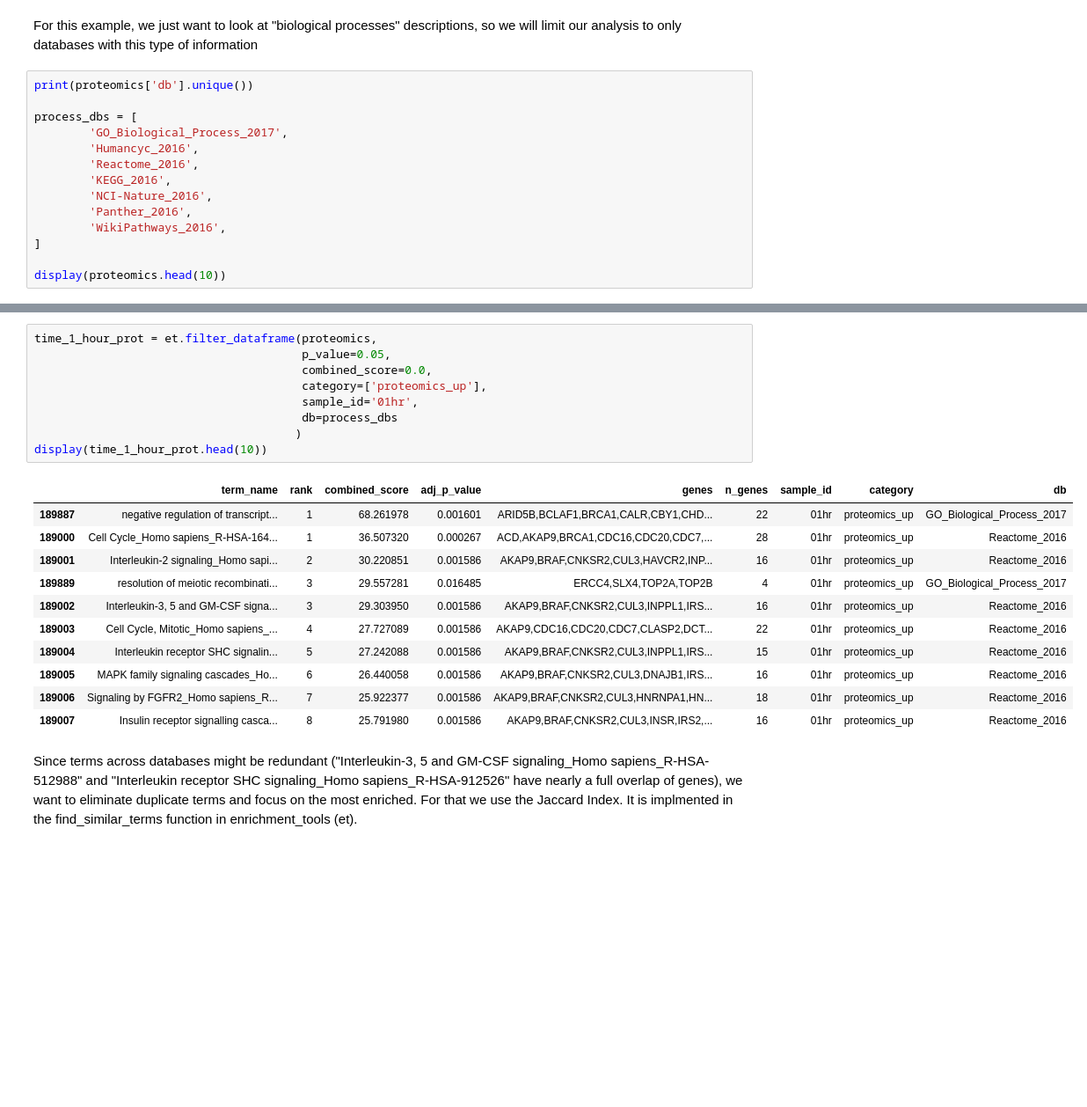
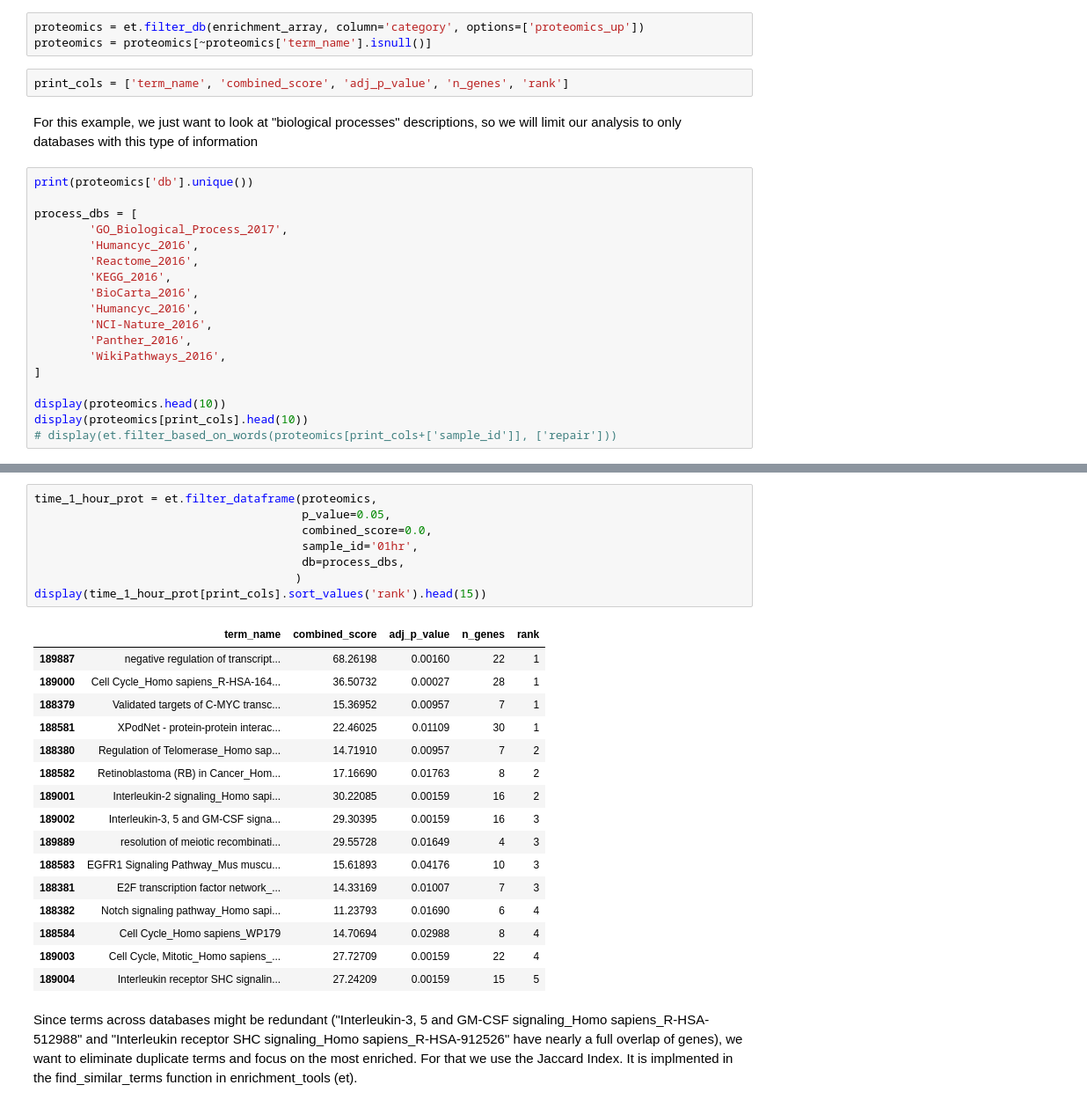
Before and after one commit to LoLab-MSM/MAGINE, a Jupyter notebook: examples/cisplatin/workflow_example.ipynb, the cells around one changed output, grey strips where cells are left out. Shown at 88% size. Cells and saved outputs as stored; diff of their text form; blank space fills up the shorter version.

Commit message:
Small updates. Adding expand node for network.

```diff
--- a/examples/cisplatin/workflow_example.ipynb
+++ b/examples/cisplatin/workflow_example.ipynb
@@ -31,3 +27,8 @@ proteomics = enrichment_array[enrichment_array['category'].str.contains('proteom
+# %%
+proteomics = et.filter_db(enrichment_array, column='category', options=['proteomics_up'])
+proteomics = proteomics[~proteomics['term_name'].isnull()]
+# %%
+print_cols = ['term_name', 'combined_score', 'adj_p_value', 'n_genes', 'rank']
 # %% [markdown]
 For this example, we just want to look at "biological processes" descriptions, so we will limit our analysis to only databases with this type of information
 # %%
@@ -38,12 +39,16 @@ process_dbs = [
         'Humancyc_2016',
         'Reactome_2016',
         'KEGG_2016',
+        'BioCarta_2016',
+        'Humancyc_2016',
         'NCI-Nature_2016',
         'Panther_2016',
         'WikiPathways_2016',
 ]
 
 display(proteomics.head(10))
+display(proteomics[print_cols].head(10))
+# display(et.filter_based_on_words(proteomics[print_cols+['sample_id']], ['repair']))
 # %% [output]
 ['KEGG_2016' 'NCI-Nature_2016' 'Panther_2016' 'WikiPathways_2016'
  'BioCarta_2016' 'Humancyc_2016' 'Reactome_2016' 'KEA_2015'
@@ -69,23 +85,27 @@ display(proteomics.head(10))
 # %%
 time_1_hour_prot = et.filter_dataframe(proteomics,
                                        p_value=0.05,
                                        combined_score=0.0,
-                                       category=['proteomics_up'],
                                        sample_id='01hr',
-                                       db=process_dbs
+                                       db=process_dbs,
                                       )
-display(time_1_hour_prot.head(10))
+display(time_1_hour_prot[print_cols].sort_values('rank').head(15))
 # %% [output]
-|  | term_name | rank | combined_score | adj_p_value | genes | n_genes | sample_id | category | db |
-| 189887 | negative regulation of transcript... | 1 | 68.261978 | 0.001601 | ARID5B,BCLAF1,BRCA1,CALR,CBY1,CHD... | 22 | 01hr | proteomics_up | GO_Biological_Process_2017 |
-| 189000 | Cell Cycle_Homo sapiens_R-HSA-164... | 1 | 36.507320 | 0.000267 | ACD,AKAP9,BRCA1,CDC16,CDC20,CDC7,... | 28 | 01hr | proteomics_up | Reactome_2016 |
-| 189001 | Interleukin-2 signaling_Homo sapi... | 2 | 30.220851 | 0.001586 | AKAP9,BRAF,CNKSR2,CUL3,HAVCR2,INP... | 16 | 01hr | proteomics_up | Reactome_2016 |
-| 189889 | resolution of meiotic recombinati... | 3 | 29.557281 | 0.016485 | ERCC4,SLX4,TOP2A,TOP2B | 4 | 01hr | proteomics_up | GO_Biological_Process_2017 |
-| 189002 | Interleukin-3, 5 and GM-CSF signa... | 3 | 29.303950 | 0.001586 | AKAP9,BRAF,CNKSR2,CUL3,INPPL1,IRS... | 16 | 01hr | proteomics_up | Reactome_2016 |
-| 189003 | Cell Cycle, Mitotic_Homo sapiens_... | 4 | 27.727089 | 0.001586 | AKAP9,CDC16,CDC20,CDC7,CLASP2,DCT... | 22 | 01hr | proteomics_up | Reactome_2016 |
-| 189004 | Interleukin receptor SHC signalin... | 5 | 27.242088 | 0.001586 | AKAP9,BRAF,CNKSR2,CUL3,INPPL1,IRS... | 15 | 01hr | proteomics_up | Reactome_2016 |
-| 189005 | MAPK family signaling cascades_Ho... | 6 | 26.440058 | 0.001586 | AKAP9,BRAF,CNKSR2,CUL3,DNAJB1,IRS... | 16 | 01hr | proteomics_up | Reactome_2016 |
-| 189006 | Signaling by FGFR2_Homo sapiens_R... | 7 | 25.922377 | 0.001586 | AKAP9,BRAF,CNKSR2,CUL3,HNRNPA1,HN... | 18 | 01hr | proteomics_up | Reactome_2016 |
-| 189007 | Insulin receptor signalling casca... | 8 | 25.791980 | 0.001586 | AKAP9,BRAF,CNKSR2,CUL3,INSR,IRS2,... | 16 | 01hr | proteomics_up | Reactome_2016 |
+|  | term_name | combined_score | adj_p_value | n_genes | rank |
+| 189887 | negative regulation of transcript... | 68.26198 | 0.00160 | 22 | 1 |
+| 189000 | Cell Cycle_Homo sapiens_R-HSA-164... | 36.50732 | 0.00027 | 28 | 1 |
+| 188379 | Validated targets of C-MYC transc... | 15.36952 | 0.00957 | 7 | 1 |
+| 188581 | XPodNet - protein-protein interac... | 22.46025 | 0.01109 | 30 | 1 |
+| 188380 | Regulation of Telomerase_Homo sap... | 14.71910 | 0.00957 | 7 | 2 |
+| 188582 | Retinoblastoma (RB) in Cancer_Hom... | 17.16690 | 0.01763 | 8 | 2 |
+| 189001 | Interleukin-2 signaling_Homo sapi... | 30.22085 | 0.00159 | 16 | 2 |
+| 189002 | Interleukin-3, 5 and GM-CSF signa... | 29.30395 | 0.00159 | 16 | 3 |
+| 189889 | resolution of meiotic recombinati... | 29.55728 | 0.01649 | 4 | 3 |
+| 188583 | EGFR1 Signaling Pathway_Mus muscu... | 15.61893 | 0.04176 | 10 | 3 |
+| 188381 | E2F transcription factor network_... | 14.33169 | 0.01007 | 7 | 3 |
+| 188382 | Notch signaling pathway_Homo sapi... | 11.23793 | 0.01690 | 6 | 4 |
+| 188584 | Cell Cycle_Homo sapiens_WP179 | 14.70694 | 0.02988 | 8 | 4 |
+| 189003 | Cell Cycle, Mitotic_Homo sapiens_... | 27.72709 | 0.00159 | 22 | 4 |
+| 189004 | Interleukin receptor SHC signalin... | 27.24209 | 0.00159 | 15 | 5 |
 # %% [markdown]
 Since terms across databases might be redundant ("Interleukin-3, 5 and GM-CSF signaling_Homo sapiens_R-HSA-512988" and "Interleukin receptor SHC signaling_Homo sapiens_R-HSA-912526" have nearly a full overlap of genes), we want to eliminate duplicate terms and focus on the most enriched. For that we use the Jaccard Index. It is implmented in the find_similar_terms function in enrichment_tools (et).
```
Also changed, not shown: parts of 37 cells of this notebook, 8 other files.
